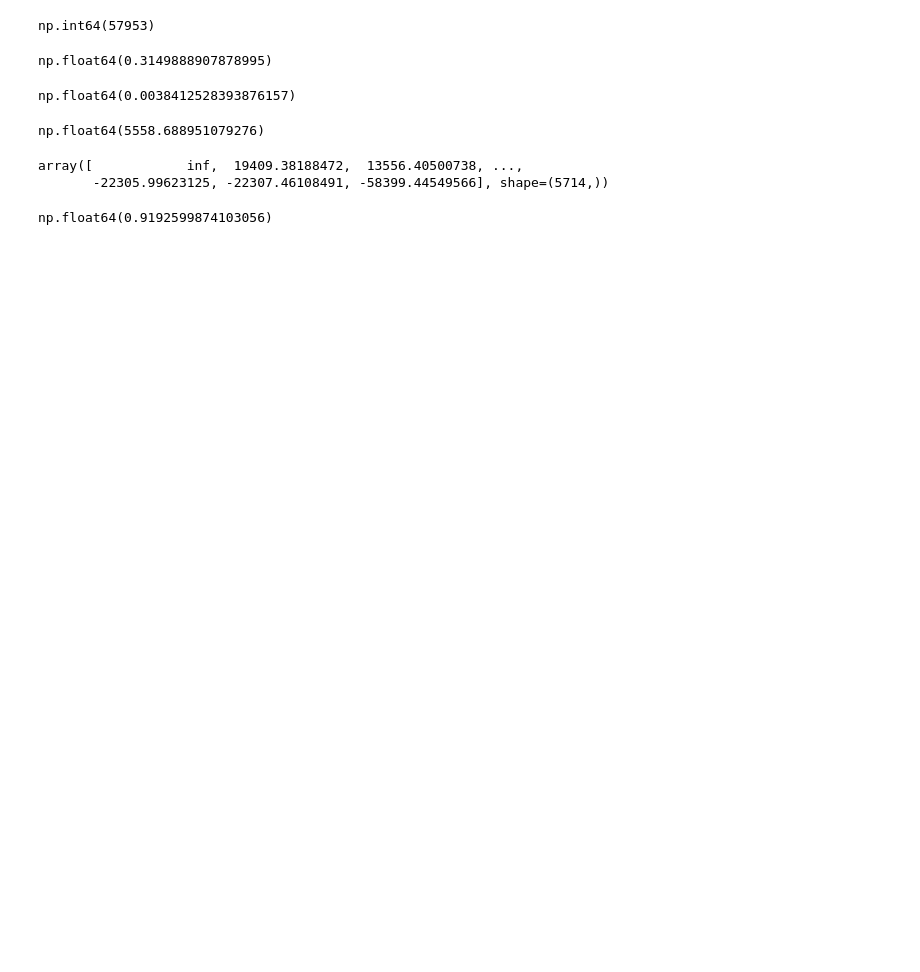
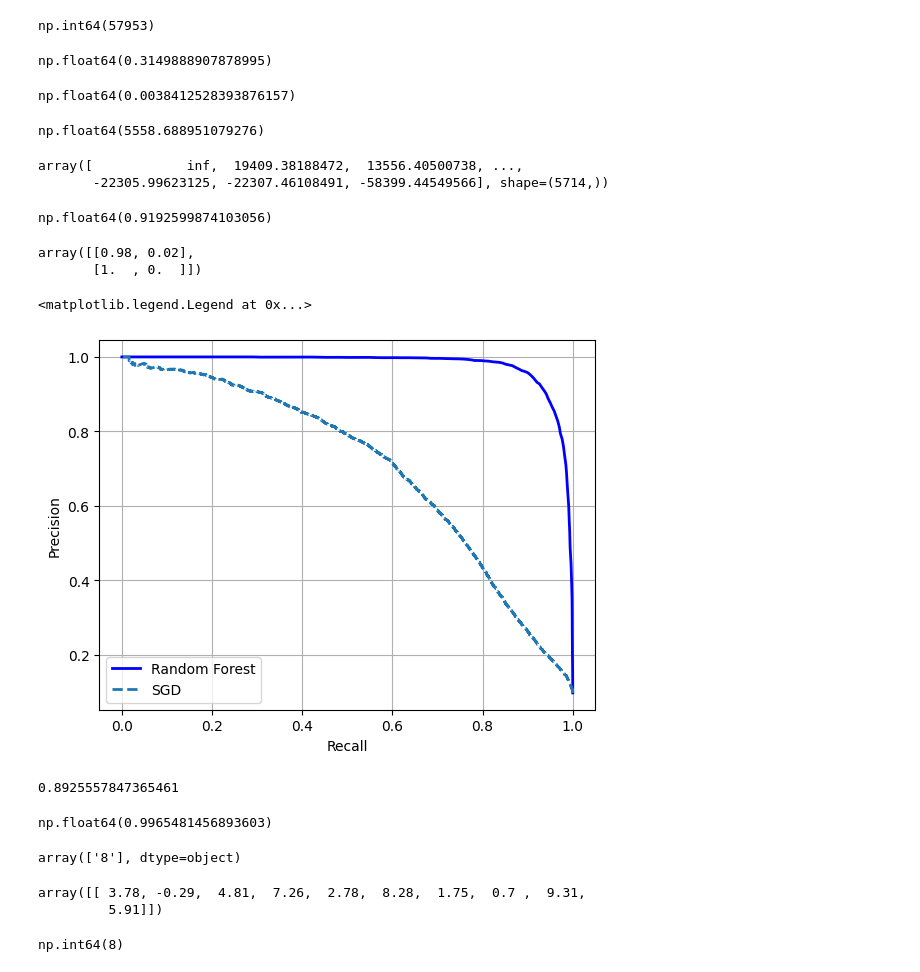
Before and after one commit to amrendra7777/MNIST, a Jupyter notebook: mnist.ipynb, the cells around one changed output. Drawn from its saved outputs; the diff is of its cells as text; code cells hidden in the pictures; blank space fills up the shorter version.

```diff
--- a/mnist.ipynb
+++ b/mnist.ipynb
@@ -239,3 +249,53 @@ from sklearn.metrics import roc_auc_score
 roc_auc_score(y_train_8, y_scores)
 # %% [output]
 np.float64(0.9192599874103056)
+# %%
+from sklearn.ensemble import RandomForestClassifier
+forest_clf = RandomForestClassifier(random_state=42)
+# %%
+y_probas_forest = cross_val_predict(forest_clf, X_train, y_train_8, cv=3, method="predict_proba")
+y_probas_forest[:2]
+# %% [output]
+array([[0.98, 0.02],
+       [1.  , 0.  ]])
+# %%
+y_scores_forest = y_probas_forest[:, 1]
+precisions_forest, recalls_forest, thresholds_forest = precision_recall_curve(y_train_8, y_scores_forest)
+# %%
+plt.plot(recalls_forest, precisions_forest, "b-", linewidth=2, label="Random Forest")
+plt.plot(recalls, precisions, "--", linewidth=2, label="SGD")
+plt.xlabel("Recall")
+plt.ylabel("Precision")
+plt.grid(True)
+plt.legend()
+# %% [output]
+<matplotlib.legend.Legend at 0x...>
+[figure, added]
+# %%
+y_train_pred_forest = y_probas_forest[:, 1] >= 0.5
+f1_score(y_train_8, y_train_pred_forest)
+# %% [output]
+0.8925557847365461
+# %%
+roc_auc_score(y_train_8, y_scores_forest)
+# %% [output]
+np.float64(0.9965481456893603)
+# %%
+from sklearn.svm import SVC
+
+svm_clf = SVC(random_state=42)
+svm_clf.fit(X_train[:2000], y_train[:2000])
+svm_clf.predict([some_digit])
+# %% [output]
+array(['8'], dtype=object)
+# %%
+some_digit_scores = svm_clf.decision_function([some_digit])
+some_digit_scores.round(2)
+# %% [output]
+array([[ 3.78, -0.29,  4.81,  7.26,  2.78,  8.28,  1.75,  0.7 ,  9.31,
+         5.91]])
+# %%
+class_id = some_digit_scores.argmax()
+class_id
+# %% [output]
+np.int64(8)
```
Also changed, not shown: parts of 21 cells of this notebook.
